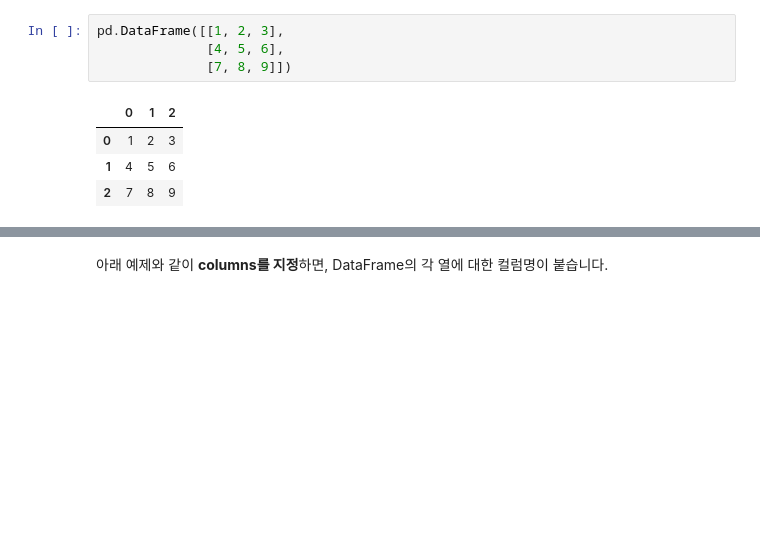
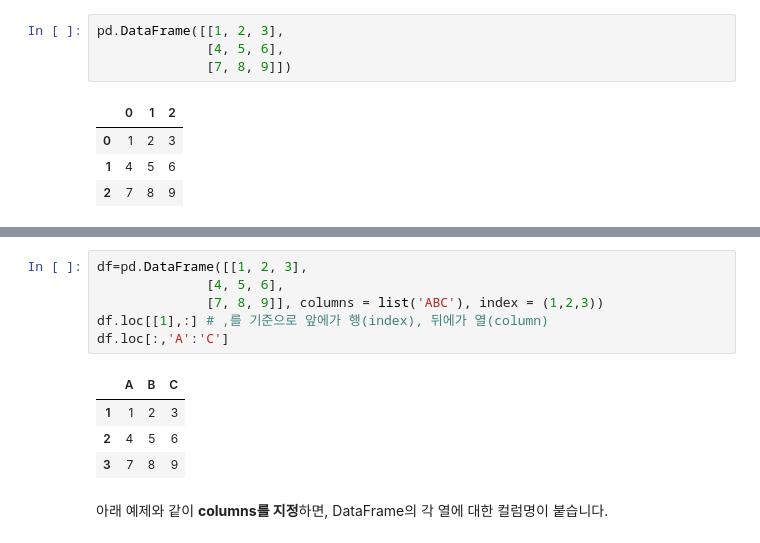
Before and after one commit to skyworld19/ds-school-advanced, a Jupyter notebook: 01_pandas_자료구조_LAB.ipynb, the cells around one changed output, grey strips where cells are left out. Saved outputs shown, nothing was run; the diff lists cells and outputs as text; blank space fills up the shorter version.

```diff
--- a/01_pandas_자료구조_LAB.ipynb
+++ b/01_pandas_자료구조_LAB.ipynb
@@ -462,3 +500,14 @@ pd.DataFrame([[1, 2, 3],
+# %%
+df=pd.DataFrame([[1, 2, 3],
+              [4, 5, 6],
+              [7, 8, 9]], columns = list('ABC'), index = (1,2,3))
+df.loc[[1],:] # ,를 기준으로 앞에가 행(index), 뒤에가 열(column)
+df.loc[:,'A':'C']
+# %% [output]
+|  | A | B | C |
+| 1 | 1 | 2 | 3 |
+| 2 | 4 | 5 | 6 |
+| 3 | 7 | 8 | 9 |
 # %% [markdown]
 아래 예제와 같이 **columns를 지정**하면, DataFrame의 각 열에 대한 컬럼명이 붙습니다.
 # %%
```
Also changed, not shown: parts of 43 cells of this notebook.
